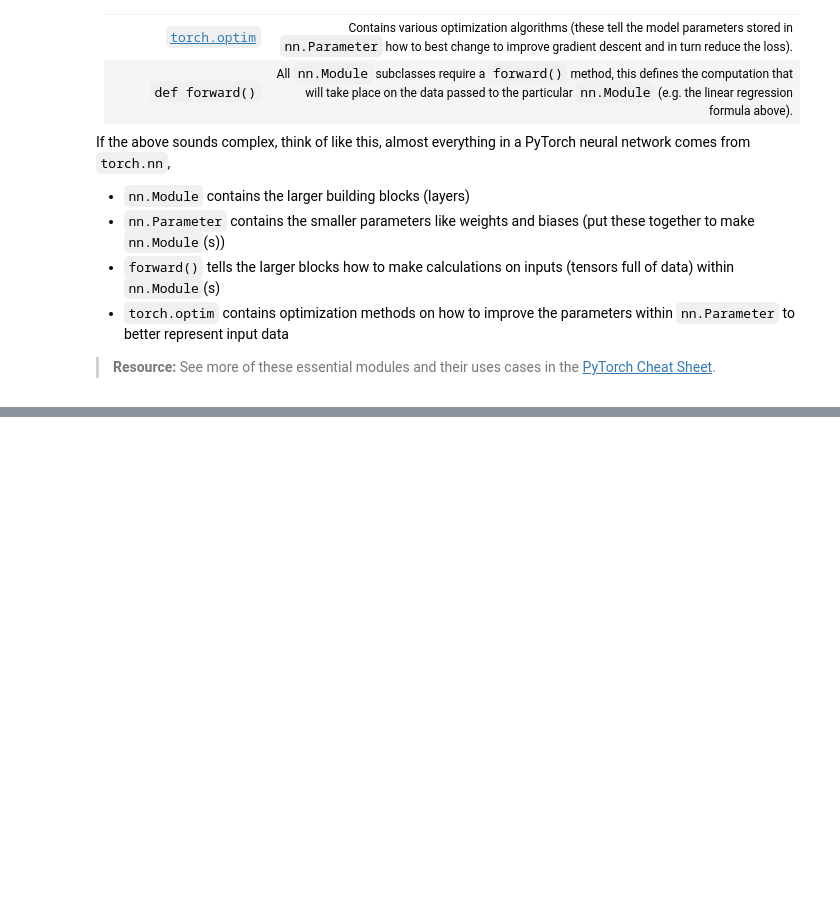
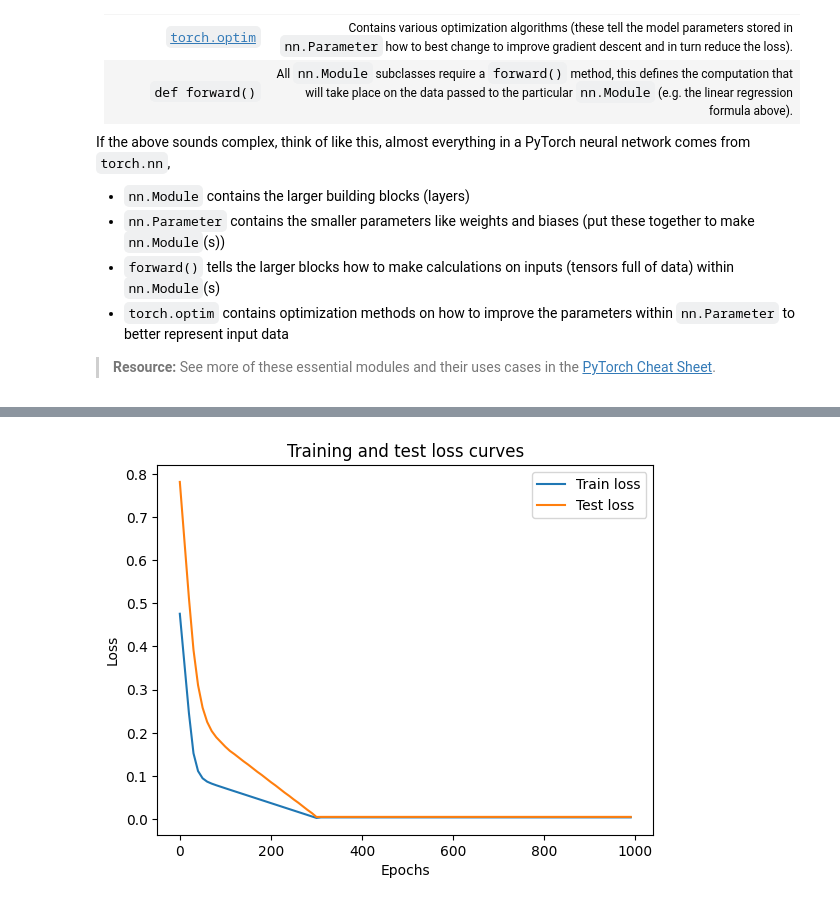
Before and after one commit to keysersozea/Pytorch_Tutorial, a Jupyter notebook: 1.Pytorch_Workflow.ipynb, the cells around one changed output, grey strips where cells are left out. Drawn from its saved outputs; the diff is of its cells as text; code cells hidden in the pictures; blank space fills up the shorter version.

Commit message:
Add PyTorch model Remove test notebook Complete PyTorch_Workflow notebook

```diff
--- a/1.Pytorch_Workflow.ipynb
+++ b/1.Pytorch_Workflow.ipynb
@@ -97,0 +102,11 @@ If the above sounds complex, think of like this, almost everything in a PyTorch
+# %%
+import torch
+from torch import nn
+# Create a random seed
+torch.manual_seed(42)
+
+# Create a instance of a model
+model_0 = LinearRegressionModel()
+
+# Check out the parameters
+list(model_0.parameters())
@@ -97,0 +193,7 @@ If the above sounds complex, think of like this, almost everything in a PyTorch
+# %%
+# Setup a loss function
+loss_fn = nn.L1Loss()
+
+# Setup an optimizer (stochastic gradient descent)
+optimizer = torch.optim.SGD(params=model_0.parameters(),   # parameters to optimize
+                      lr=0.01) # lr: learning rate
@@ -97,0 +312,9 @@ If the above sounds complex, think of like this, almost everything in a PyTorch
+# %%
+plt.plot(epoch_count, loss_values, label="Train loss")
+plt.plot(epoch_count, test_loss_values, label="Test loss")
+plt.title("Training and test loss curves")
+plt.ylabel("Loss")
+plt.xlabel("Epochs")
+plt.legend();
+# %% [output]
+[figure, added]
```
Also changed, not shown: parts of 30 cells of this notebook, 3 other files.
